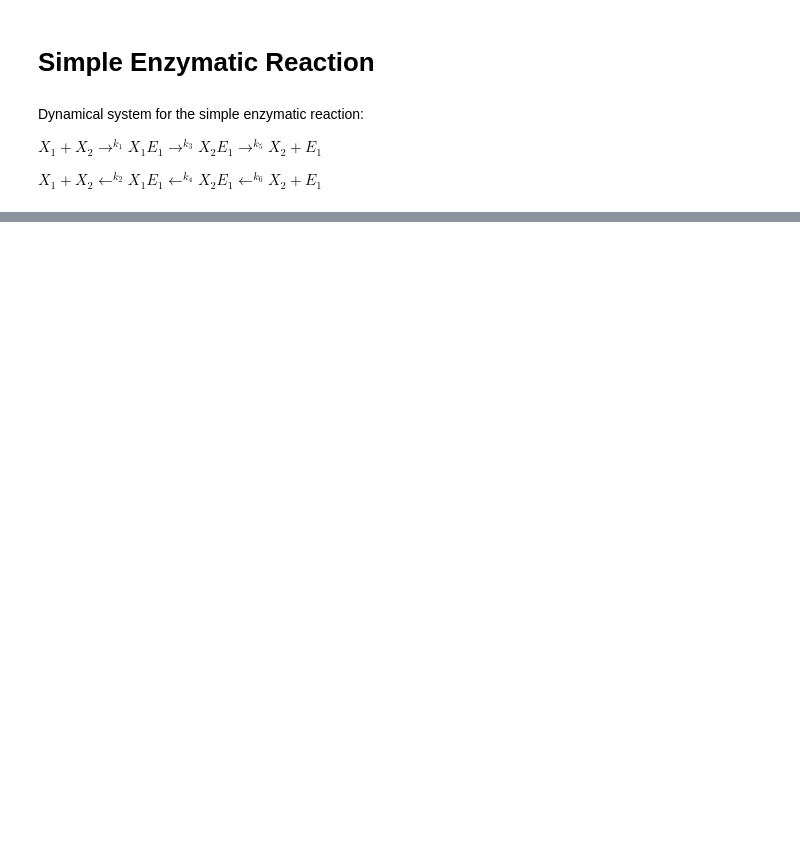
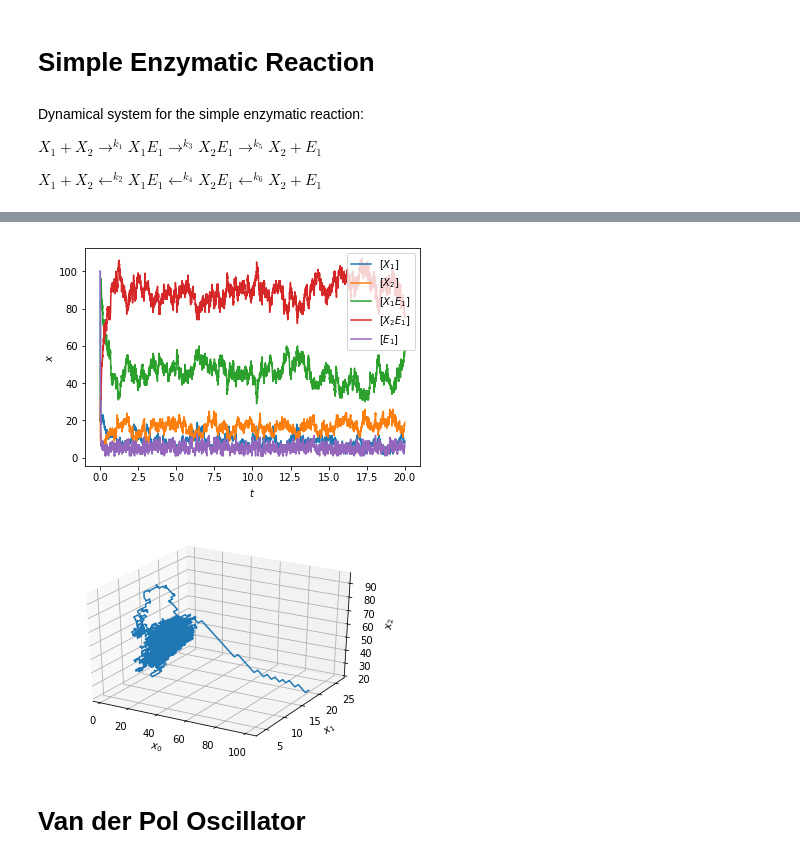
Before and after one commit to data-driven-dynamical-systems/Andre, a Jupyter notebook: dynamical_models.ipynb, the cells around one changed output, grey strips where cells are left out. Saved outputs shown, nothing was run; the diff lists cells and outputs as text; code cells hidden in the pictures; blank space fills up the shorter version.

```diff
--- a/dynamical_models.ipynb
+++ b/dynamical_models.ipynb
@@ -340,0 +451,10 @@ chemical_obj.trajectory_plot()
+# %%
+chemical_obj=enzymatic_reaction(S,reaction_rates)
+sol = chemical_obj.solve_markov_process(tinit,20.0,np.array([100.0,20.0,20.0,20.0,100.0]))
+chemical_obj.evolution_plot()
+chemical_obj.trajectory_plot()
+# %% [output]
+[figure, added]
+[figure, added]
+# %% [markdown]
+# Van der Pol Oscillator
```
Also changed, not shown: parts of 8 cells of this notebook.
